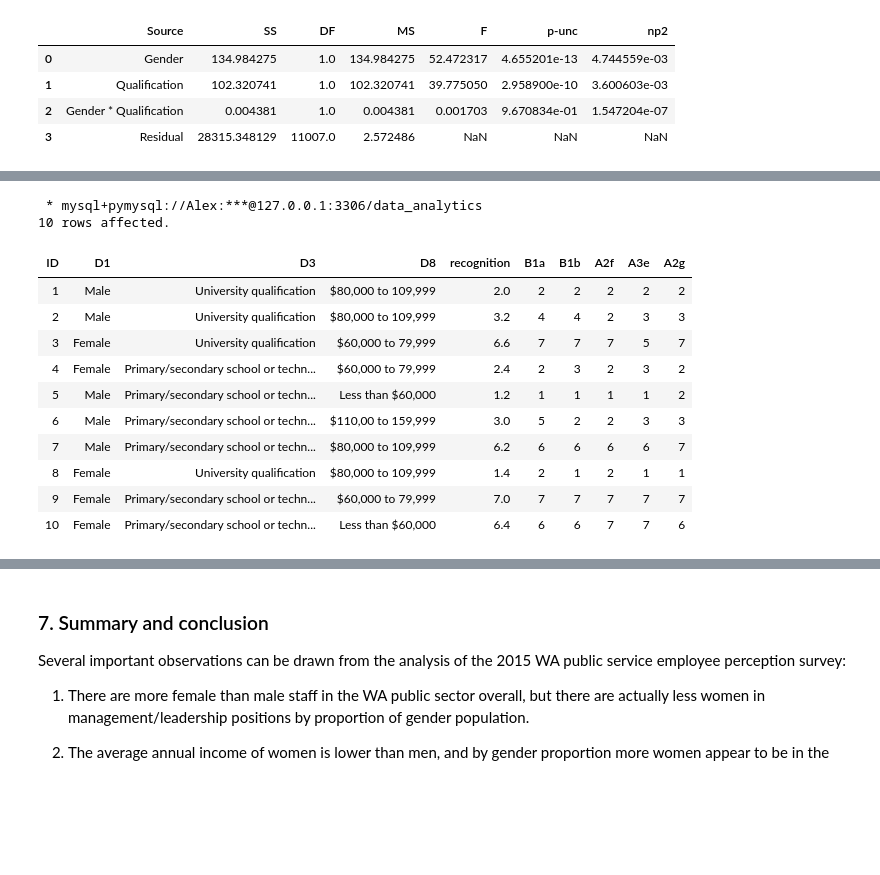
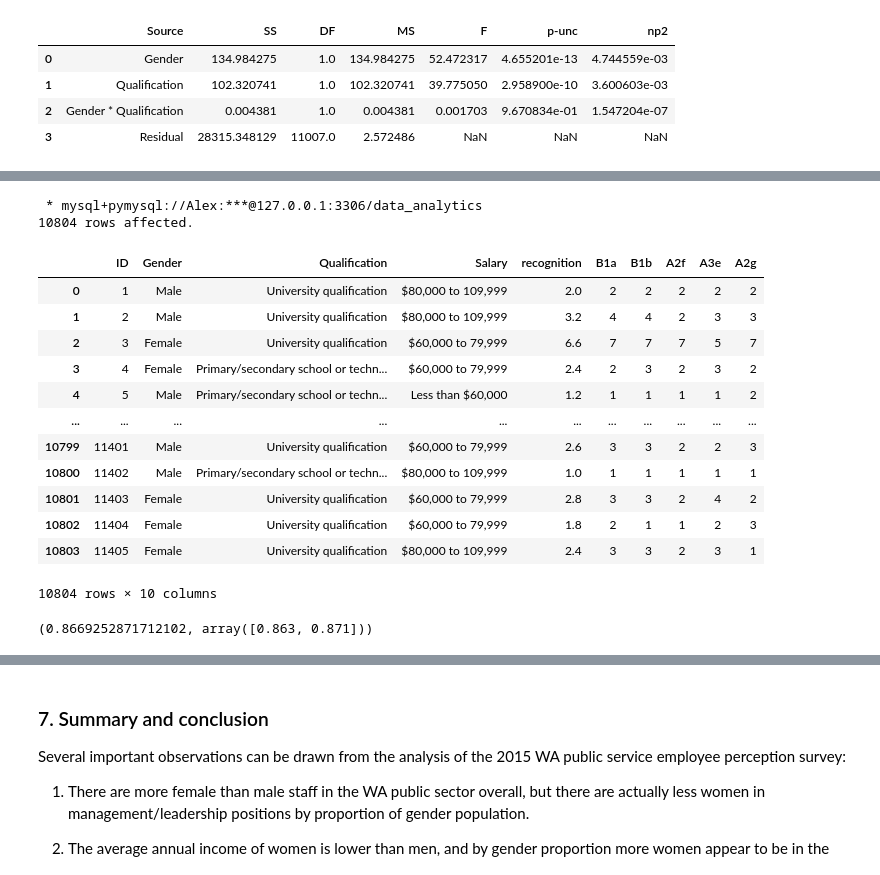
Before and after one commit to alex-cplee/WA-Public-Service-Perception-2015, a Jupyter notebook: SurveyData.ipynb, the cells around one changed output, grey strips where cells are left out. Drawn from its saved outputs; the diff is of its cells as text; code cells hidden in the pictures; blank space fills up the shorter version.

```diff
--- a/SurveyData.ipynb
+++ b/SurveyData.ipynb
@@ -1572,20 +1736,29 @@ Based on the survey data, it seems that less than 45% of employees have regular
 # %%
-%%sql
-select ID,D1, D3, D8, (B1a+ B1b+ A2f+ A3e+ A2g)/5 as recognition, B1a, B1b, A2f, A3e, A2g
-from `survey-data`
-having not (D1 = 'None') and not (D3 = '') and not (D8 = '') and not (B1a = '') and not (B1b = '') and not (A2f = '') and not (A3e = '') and not (A2g = '')
-limit 10
+recogn = %sql select ID,D1, D3, D8, (B1a+ B1b+ A2f+ A3e+ A2g)/5 as recognition, B1a, B1b, A2f, A3e, A2g from `survey-data` having not (D1 = 'None') and not (D3 = '') and not (D8 = '') and not (B1a = '') and not (B1b = '') and not (A2f = '') and not (A3e = '') and not (A2g = '')
+recogn = pd.DataFrame(recogn, columns=['ID', 'Gender','Qualification', 'Salary', 'recognition', 'B1a', 'B1b', 'A2f', 'A3e','A2g'])
+recogn
 # %% [output]
  * mysql+pymysql://Alex:***@127.0.0.1:3306/data_analytics
-10 rows affected.
+10804 rows affected.
-| ID | D1 | D3 | D8 | recognition | B1a | B1b | A2f | A3e | A2g |
-| 1 | Male | University qualification | $80,000 to 109,999 | 2.0 | 2 | 2 | 2 | 2 | 2 |
-| 2 | Male | University qualification | $80,000 to 109,999 | 3.2 | 4 | 4 | 2 | 3 | 3 |
-| 3 | Female | University qualification | $60,000 to 79,999 | 6.6 | 7 | 7 | 7 | 5 | 7 |
-| 4 | Female | Primary/secondary school or techn... | $60,000 to 79,999 | 2.4 | 2 | 3 | 2 | 3 | 2 |
-| 5 | Male | Primary/secondary school or techn... | Less than $60,000 | 1.2 | 1 | 1 | 1 | 1 | 2 |
-| 6 | Male | Primary/secondary school or techn... | $110,00 to 159,999 | 3.0 | 5 | 2 | 2 | 3 | 3 |
-| 7 | Male | Primary/secondary school or techn... | $80,000 to 109,999 | 6.2 | 6 | 6 | 6 | 6 | 7 |
-| 8 | Female | University qualification | $80,000 to 109,999 | 1.4 | 2 | 1 | 2 | 1 | 1 |
-| 9 | Female | Primary/secondary school or techn... | $60,000 to 79,999 | 7.0 | 7 | 7 | 7 | 7 | 7 |
-| 10 | Female | Primary/secondary school or techn... | Less than $60,000 | 6.4 | 6 | 6 | 7 | 7 | 6 |
+|  | ID | Gender | Qualification | Salary | recognition | B1a | B1b | A2f | A3e | A2g |
+| 0 | 1 | Male | University qualification | $80,000 to 109,999 | 2.0 | 2 | 2 | 2 | 2 | 2 |
+| 1 | 2 | Male | University qualification | $80,000 to 109,999 | 3.2 | 4 | 4 | 2 | 3 | 3 |
+| 2 | 3 | Female | University qualification | $60,000 to 79,999 | 6.6 | 7 | 7 | 7 | 5 | 7 |
+| 3 | 4 | Female | Primary/secondary school or techn... | $60,000 to 79,999 | 2.4 | 2 | 3 | 2 | 3 | 2 |
+| 4 | 5 | Male | Primary/secondary school or techn... | Less than $60,000 | 1.2 | 1 | 1 | 1 | 1 | 2 |
+| ... | ... | ... | ... | ... | ... | ... | ... | ... | ... | ... |
+| 10799 | 11401 | Male | University qualification | $60,000 to 79,999 | 2.6 | 3 | 3 | 2 | 2 | 3 |
+| 10800 | 11402 | Male | Primary/secondary school or techn... | $80,000 to 109,999 | 1.0 | 1 | 1 | 1 | 1 | 1 |
+| 10801 | 11403 | Female | University qualification | $60,000 to 79,999 | 2.8 | 3 | 3 | 2 | 4 | 2 |
+| 10802 | 11404 | Female | University qualification | $60,000 to 79,999 | 1.8 | 2 | 1 | 1 | 2 | 3 |
+| 10803 | 11405 | Female | University qualification | $80,000 to 109,999 | 2.4 | 3 | 3 | 2 | 3 | 1 |
+10804 rows × 10 columns
+# %%
+cluster5=pd.DataFrame()
+
+for column in recogn.loc[:,['B1a', 'B1b', 'A2f', 'A3e', 'A2g']]:
+    cluster5[column] = pd.to_numeric(recogn[column], errors='coerce')
+
+pg.cronbach_alpha(data = pd.DataFrame(cluster5))
+# %% [output]
+(0.8669252871712102, array([0.863, 0.871]))
```
Also changed, not shown: parts of 70 cells of this notebook.
